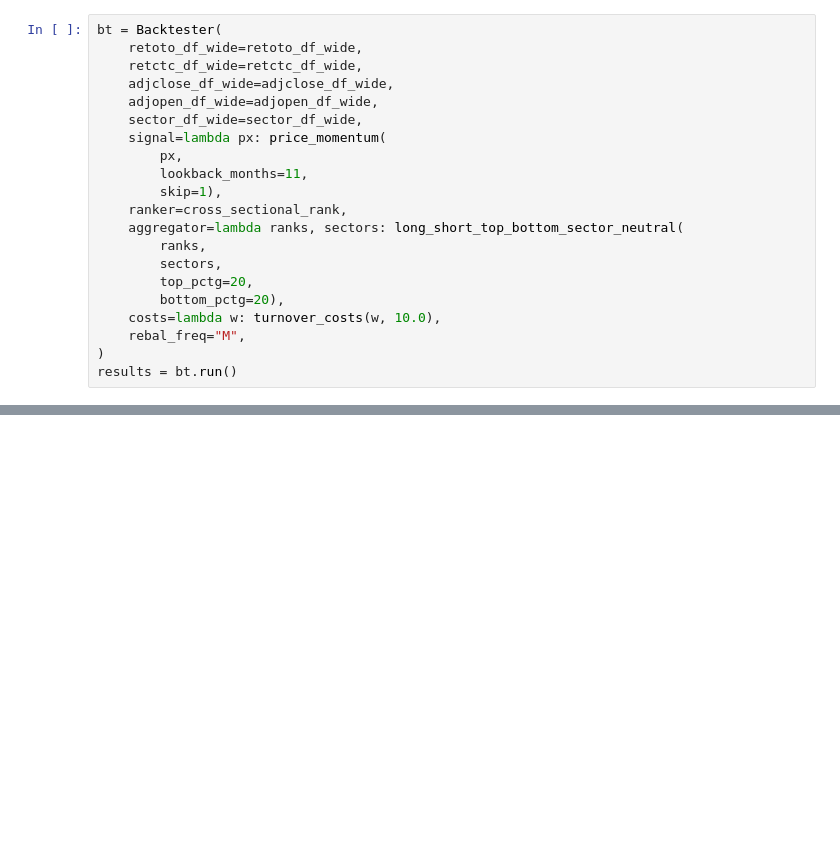
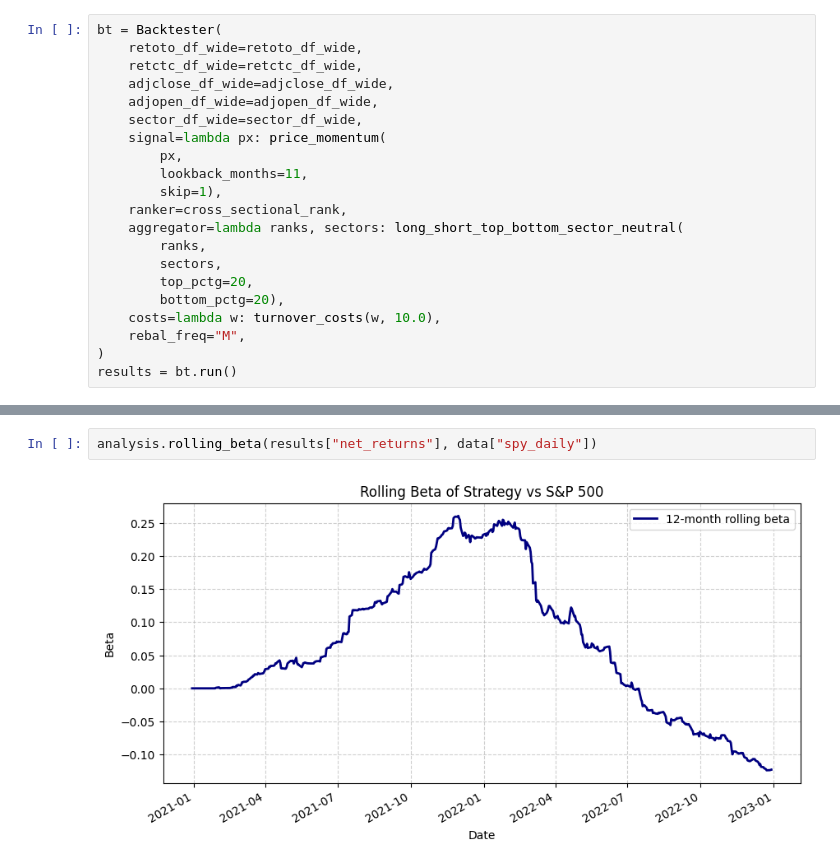
Before and after one commit to ZhengGong-hub/equity_longshort_backtester, a Jupyter notebook: notebooks/demo.ipynb, the cells around one changed output, grey strips where cells are left out. Drawn from its saved outputs; the diff is of its cells as text; blank space fills up the shorter version.

```diff
--- a/notebooks/demo.ipynb
+++ b/notebooks/demo.ipynb
@@ -112,0 +165,4 @@ NameError: name 'volatility' is not defined
+# %%
+analysis.rolling_beta(results["net_returns"], data["spy_daily"])
+# %% [output]
+[figure, added]
```
Also changed, not shown: parts of 19 cells of this notebook, 9 other files.
